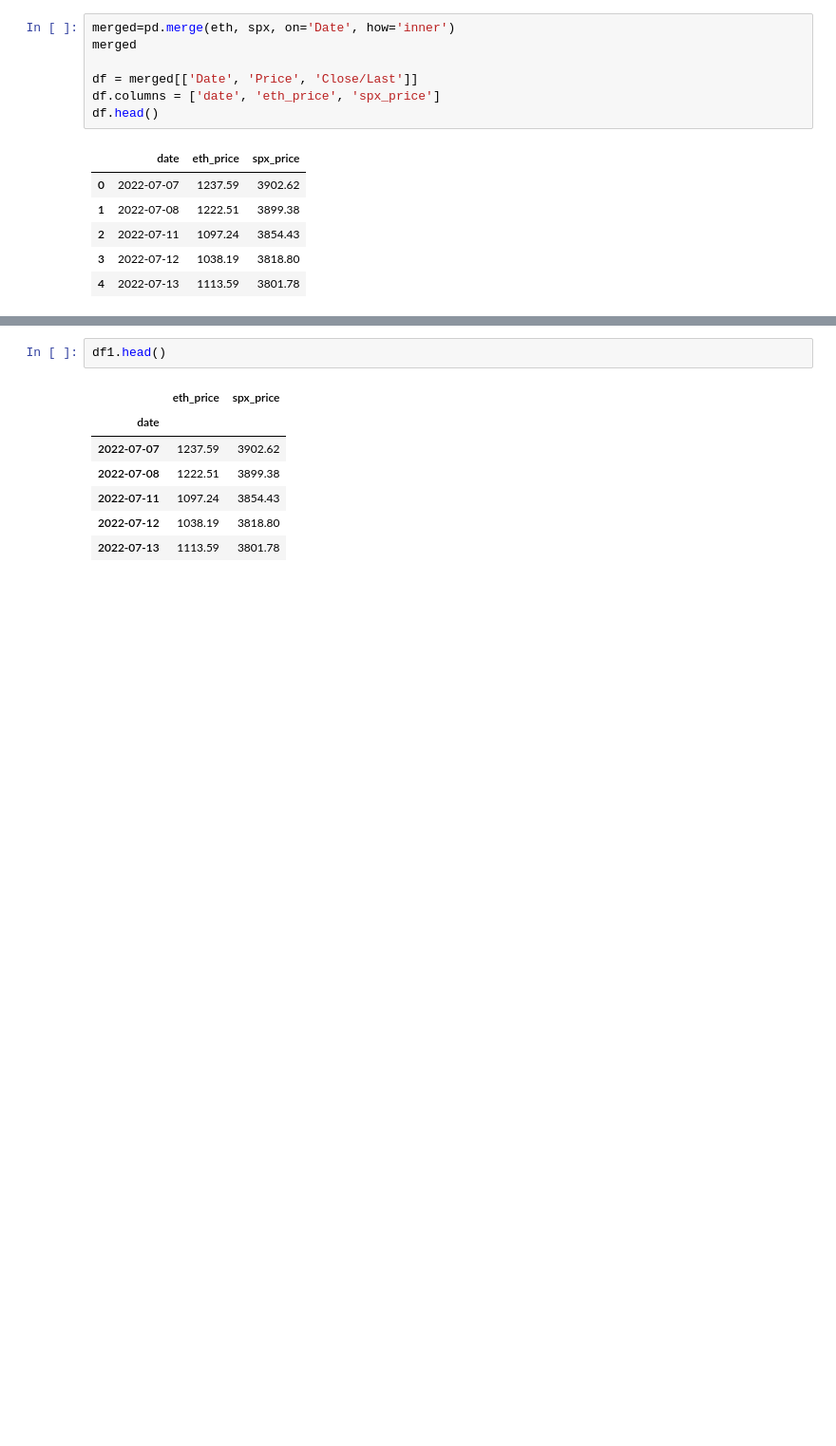
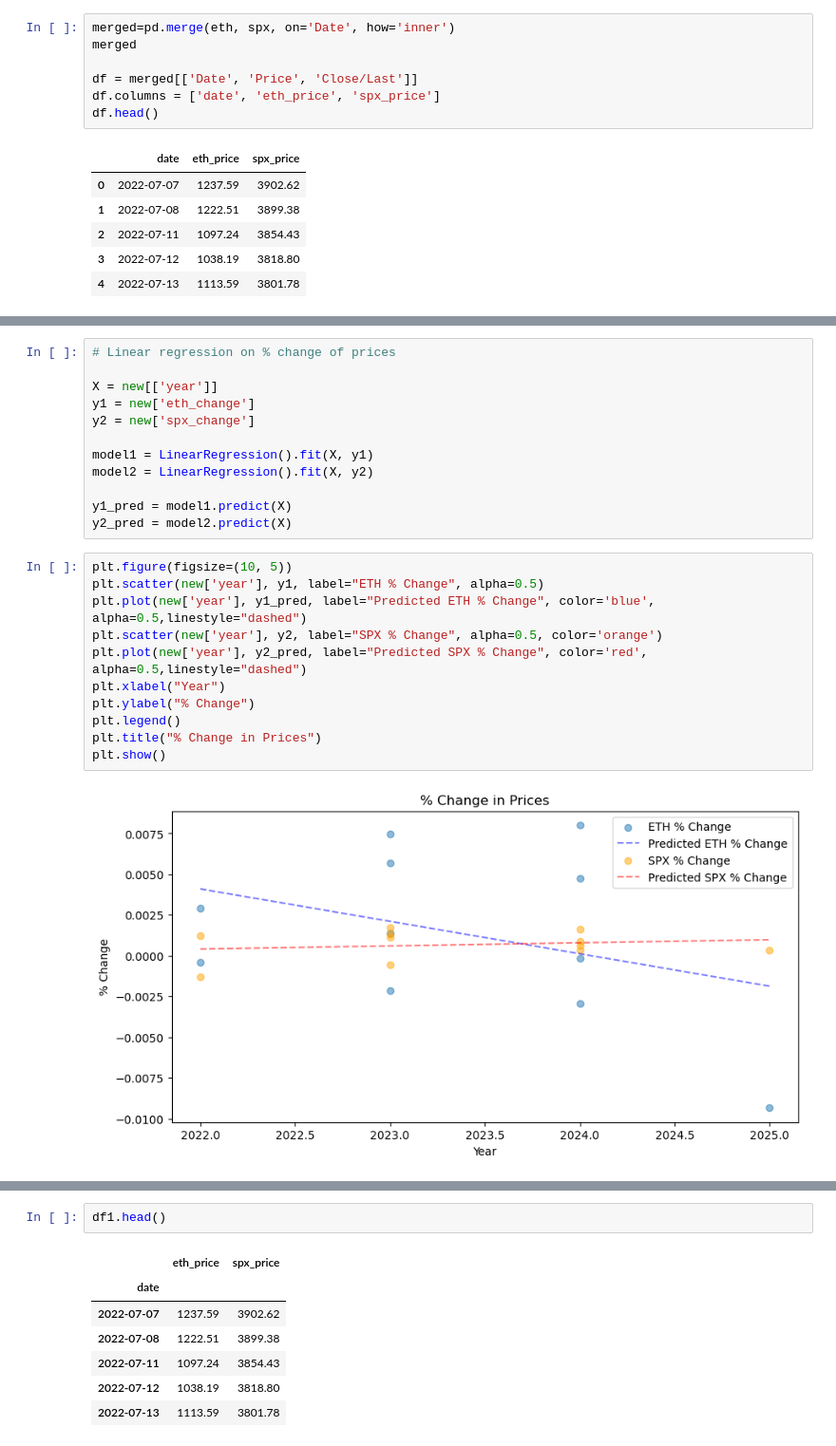
Before and after one commit to MalipieroMattia/ML_and_DL, a Jupyter notebook: assignment_2.ipynb, the cells around one changed output, grey strips where cells are left out. Shown at 95% size. Saved outputs shown, nothing was run; the diff lists cells and outputs as text; blank space fills up the shorter version.

```diff
--- a/assignment_2.ipynb
+++ b/assignment_2.ipynb
@@ -136,0 +190,25 @@ Return on Investment (RoI): 50.00%
+# %%
+# Linear regression on % change of prices
+
+X = new[['year']]
+y1 = new['eth_change']
+y2 = new['spx_change']
+
+model1 = LinearRegression().fit(X, y1)
+model2 = LinearRegression().fit(X, y2)
+
+y1_pred = model1.predict(X)
+y2_pred = model2.predict(X)
+# %%
+plt.figure(figsize=(10, 5))
+plt.scatter(new['year'], y1, label="ETH % Change", alpha=0.5)
+plt.plot(new['year'], y1_pred, label="Predicted ETH % Change", color='blue', alpha=0.5,linestyle="dashed")
+plt.scatter(new['year'], y2, label="SPX % Change", alpha=0.5, color='orange')
+plt.plot(new['year'], y2_pred, label="Predicted SPX % Change", color='red', alpha=0.5,linestyle="dashed")
+plt.xlabel("Year")
+plt.ylabel("% Change")
+plt.legend()
+plt.title("% Change in Prices")
+plt.show()
+# %% [output]
+[figure, added]
```
Also changed, not shown: parts of 49 cells of this notebook.
